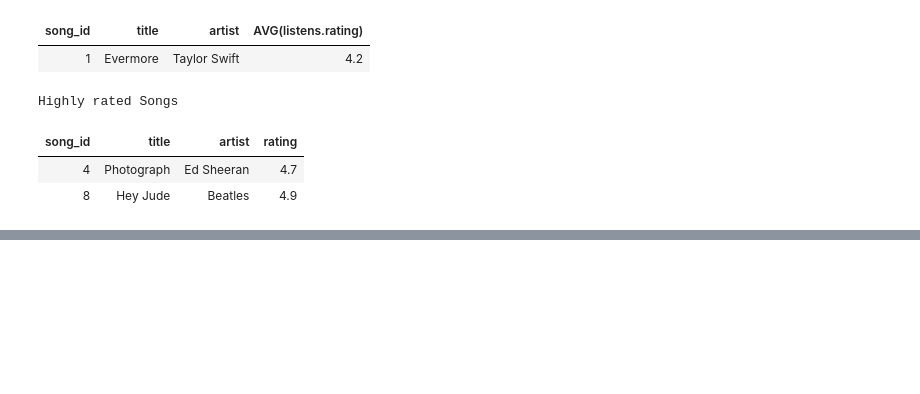
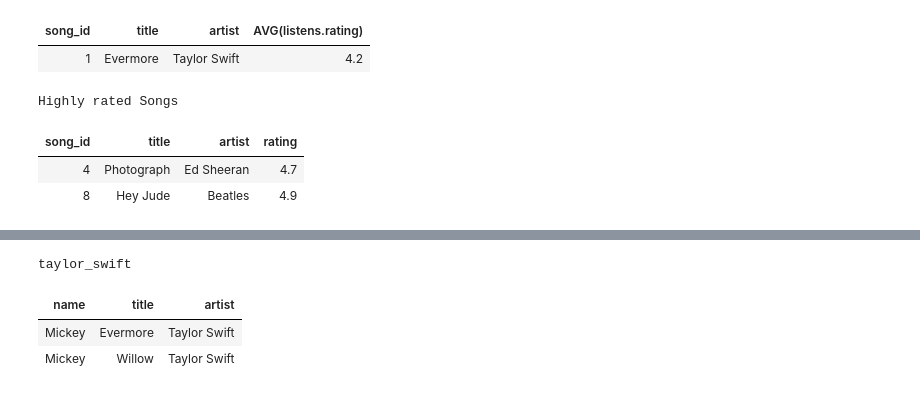
Before and after one commit to sanjayparajuli/colab, a Jupyter notebook: sqlite.ipynb, the cells around one changed output, grey strips where cells are left out. Drawn from its saved outputs; the diff is of its cells as text; code cells hidden in the pictures; blank space fills up the shorter version.

```diff
--- a/sqlite.ipynb
+++ b/sqlite.ipynb
@@ -492,0 +515,14 @@ NameError: name 'runSql' is not defined
+# %%
+taylor_swift = """
+SELECT users.name, songs.title, songs.artist
+from songs
+JOIN listens ON songs.song_id = listens.song_id
+JOIN users ON listens.user_id = users.user_id
+where users.name = 'Mickey' AND songs.artist = 'Taylor Swift'
+"""
+runSql('taylor_swift', taylor_swift)
+# %% [output]
+taylor_swift
+| name | title | artist |
+| Mickey | Evermore | Taylor Swift |
+| Mickey | Willow | Taylor Swift |
```
Also changed, not shown: parts of 4 cells of this notebook.
